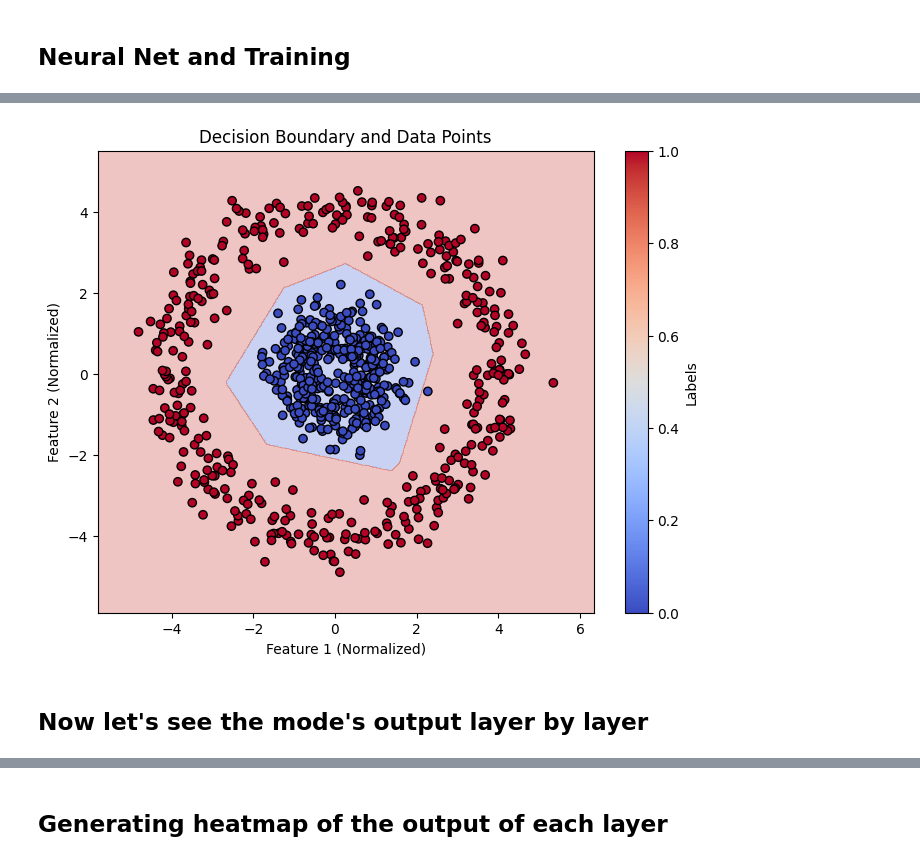
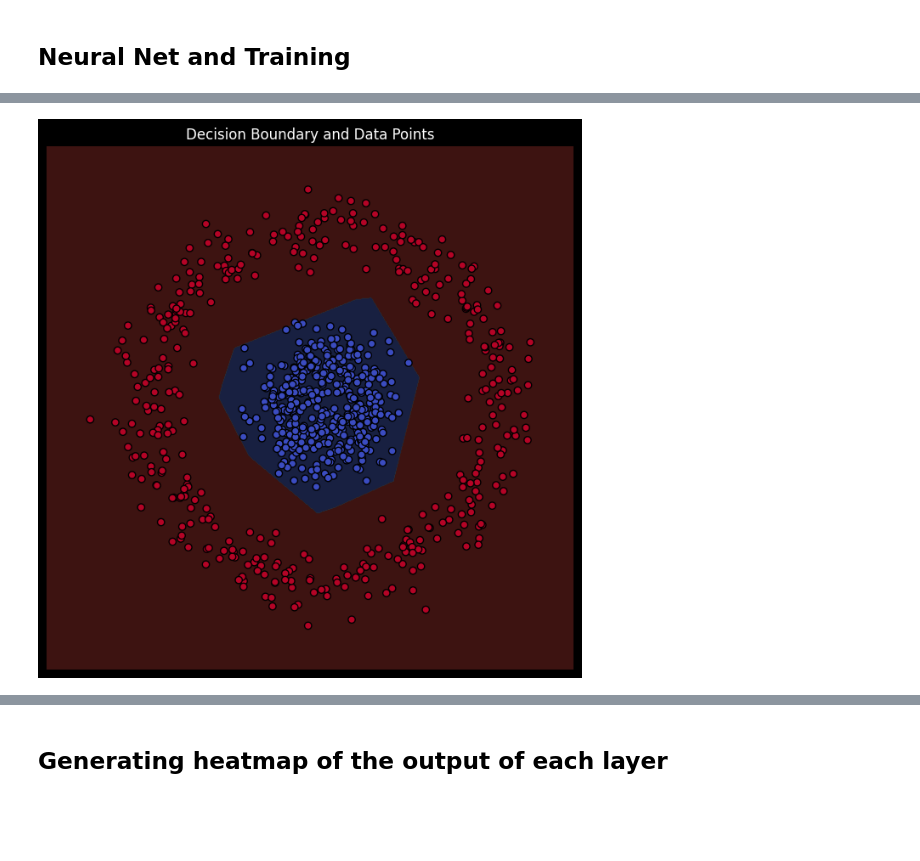
Before and after one commit to hesamsheikh/QiuByte, a Jupyter notebook: neural-nets-black-box/training_sample_nn.ipynb, the cells around one changed output, grey strips where cells are left out. Drawn from its saved outputs; the diff is of its cells as text; code cells hidden in the pictures; blank space fills up the shorter version.

Commit message:
enhanced visuals and added manim import

```diff
--- a/neural-nets-black-box/training_sample_nn.ipynb
+++ b/neural-nets-black-box/training_sample_nn.ipynb
@@ -4,6 +37,16 @@ import torch.nn as nn
 import torch.optim as optim
 import numpy as np
 import matplotlib.pyplot as plt
+# %%
+plt.style.use(['dark_background'])
+plt.rcParams['axes.spines.top'] = False
+plt.rcParams['axes.spines.right'] = False
+plt.rcParams['axes.spines.bottom'] = False
+plt.rcParams['axes.spines.left'] = False
+plt.rcParams['xtick.bottom'] = False
+plt.rcParams['xtick.labelbottom'] = False
+plt.rcParams['ytick.left'] = False
+plt.rcParams['ytick.labelleft'] = False
 # %% [markdown]
 ## Generating our dataset
 # %%
@@ -105,36 +144,31 @@ Test Accuracy: 1.00
 # %%
 from sklearn.preprocessing import StandardScaler
 
 # Function to create mesh grid
 def create_meshgrid(X, h=.02):
     x_min, x_max = X[:, 0].min() - 1, X[:, 0].max() + 1
     y_min, y_max = X[:, 1].min() - 1, X[:, 1].max() + 1
     xx, yy = np.meshgrid(np.arange(x_min, x_max, h),
                          np.arange(y_min, y_max, h))
     return xx, yy
 
 
 # Create mesh grid
 xx, yy = create_meshgrid(X_train)
 
 # Flatten the mesh grid points and predict their labels
 mesh_points = np.c_[xx.ravel(), yy.ravel()]
 mesh_points_tensor = torch.tensor(mesh_points, dtype=torch.float32)
 with torch.no_grad():
     model.eval()
     preds = model(mesh_points_tensor)
     preds = (preds > 0.5).float().numpy().reshape(xx.shape)
 
 # Plot decision boundary and data points
-plt.figure(figsize=(8, 6))
-plt.contourf(xx, yy, preds, cmap=plt.cm.coolwarm, alpha=0.3)
+plt.figure(figsize=(8, 8))
+plt.contourf(xx, yy, preds, cmap=plt.cm.coolwarm, alpha=0.3, antialiased=True)
 plt.scatter(X_train[:, 0], X_train[:, 1], c=y_train, cmap=plt.cm.coolwarm, edgecolors='k')
 plt.title('Decision Boundary and Data Points')
-plt.xlabel('Feature 1 (Normalized)')
-plt.ylabel('Feature 2 (Normalized)')
-plt.colorbar(label='Labels')
 plt.show()
 # %% [output]
-[figure, old version]
+[figure, new version]
-# %% [markdown]
-## Now let's see the mode's output layer by layer
```
Also changed, not shown: parts of 8 cells of this notebook, 1 other file.
